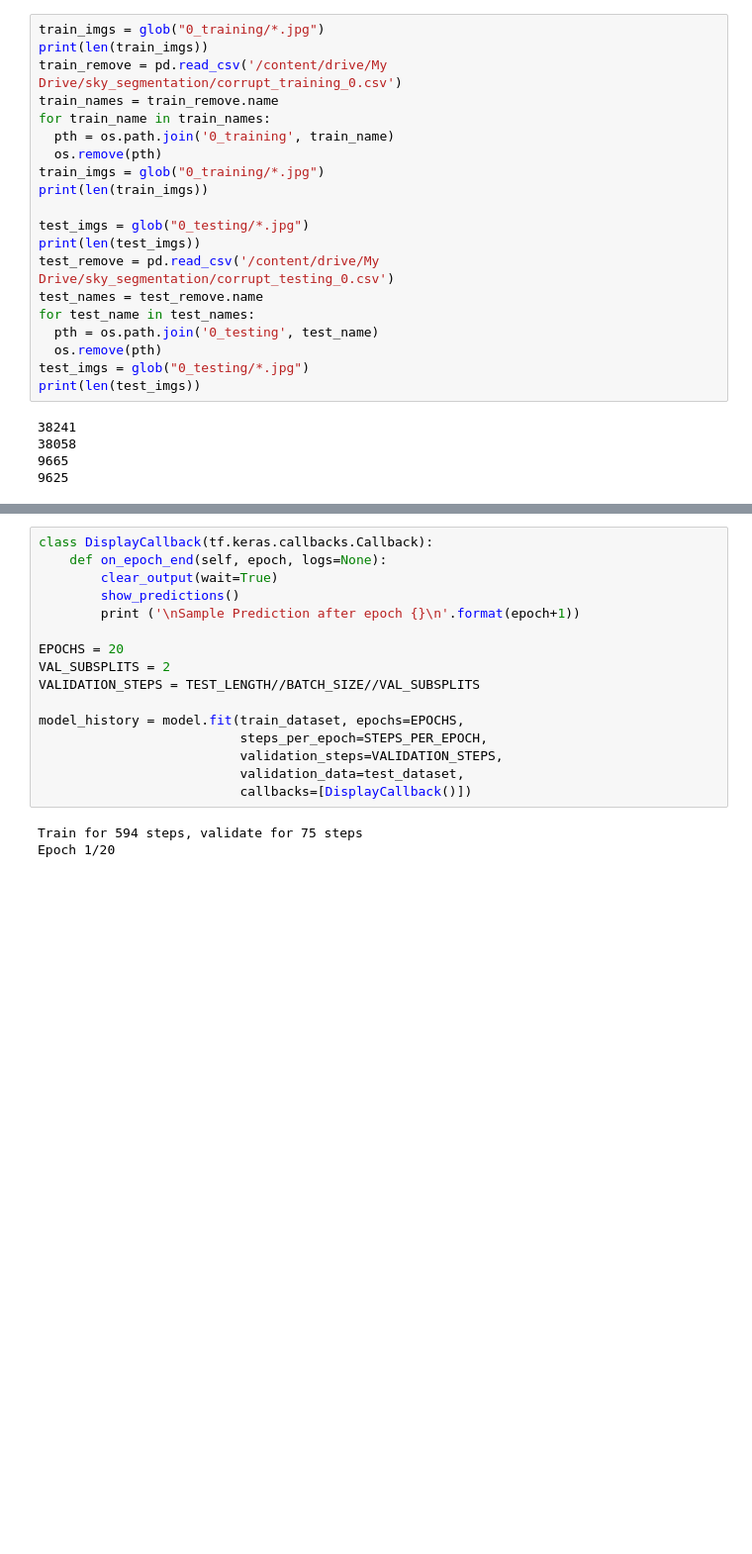
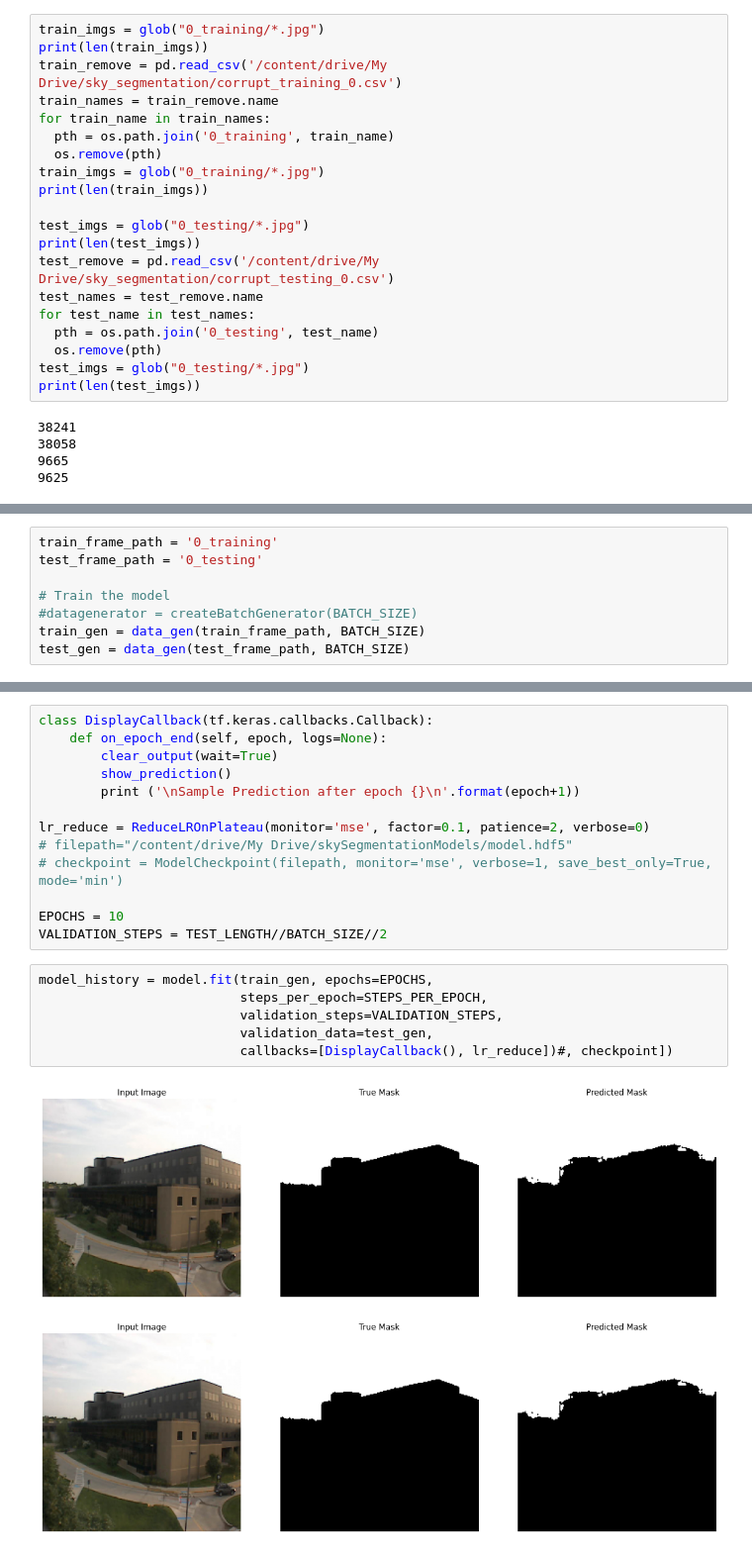
Before and after one commit to vardanagarwal/SIH, a Jupyter notebook: Segmentation_unet_cluster_0.ipynb, the cells around one changed output, grey strips where cells are left out. Shown at 99% size. Cells and saved outputs as stored; diff of their text form; blank space fills up the shorter version.

```diff
--- a/Segmentation_unet_cluster_0.ipynb
+++ b/Segmentation_unet_cluster_0.ipynb
@@ -247,0 +196,8 @@ show_predictions()
+# %%
+train_frame_path = '0_training'
+test_frame_path = '0_testing'
+
+# Train the model
+#datagenerator = createBatchGenerator(BATCH_SIZE)
+train_gen = data_gen(train_frame_path, BATCH_SIZE)
+test_gen = data_gen(test_frame_path, BATCH_SIZE)
@@ -249,18 +255,21 @@ show_predictions()
 class DisplayCallback(tf.keras.callbacks.Callback):
     def on_epoch_end(self, epoch, logs=None):
         clear_output(wait=True)
-        show_predictions()
+        show_prediction()
         print ('\nSample Prediction after epoch {}\n'.format(epoch+1))
 
-EPOCHS = 20
-VAL_SUBSPLITS = 2
-VALIDATION_STEPS = TEST_LENGTH//BATCH_SIZE//VAL_SUBSPLITS
+lr_reduce = ReduceLROnPlateau(monitor='mse', factor=0.1, patience=2, verbose=0)
+# filepath="/content/drive/My Drive/skySegmentationModels/model.hdf5"
+# checkpoint = ModelCheckpoint(filepath, monitor='mse', verbose=1, save_best_only=True, mode='min')
 
-model_history = model.fit(train_dataset, epochs=EPOCHS,
-                          steps_per_epoch=STEPS_PER_EPOCH,
-                          validation_steps=VALIDATION_STEPS,
-                          validation_data=test_dataset,
-                          callbacks=[DisplayCallback()])
+EPOCHS = 10
+VALIDATION_STEPS = TEST_LENGTH//BATCH_SIZE//2
-# %% [output]
-Train for 594 steps, validate for 75 steps
-Epoch 1/20
+# %%
+model_history = model.fit(train_gen, epochs=EPOCHS,
+                          steps_per_epoch=STEPS_PER_EPOCH,
+                          validation_steps=VALIDATION_STEPS,
+                          validation_data=test_gen,
+                          callbacks=[DisplayCallback(), lr_reduce])#, checkpoint])
+# %% [output]
+[figure, added]
+[figure, added]
```
Also changed, not shown: parts of 19 cells of this notebook.
